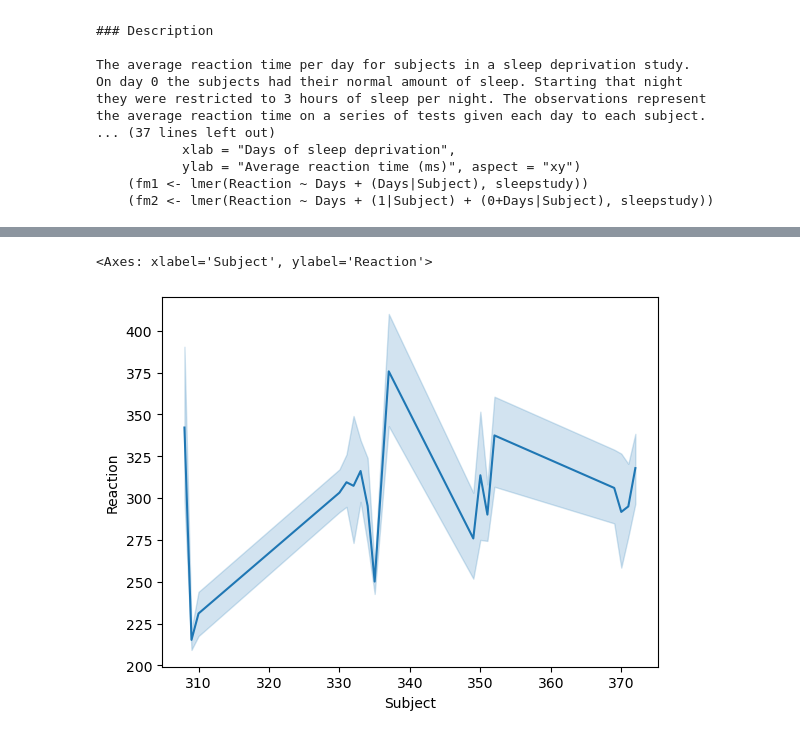
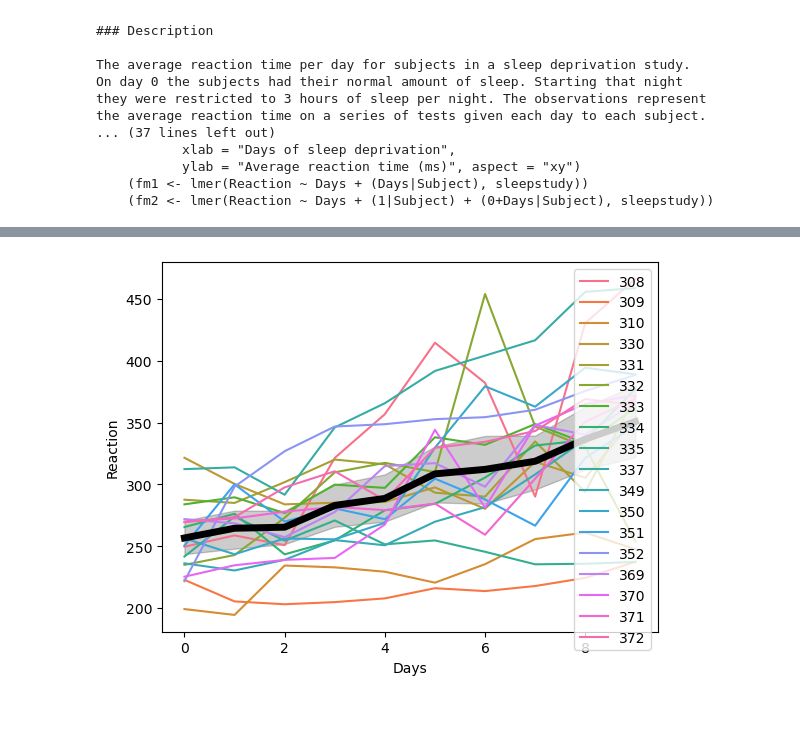
Before and after one commit to Luis-Martinez1/ds-libraries-exercises, a Jupyter notebook: seaborn_exercises.ipynb, the cells around one changed output, grey strips where cells are left out. Cells and saved outputs as stored; diff of their text form; code cells hidden in the pictures.

```diff
--- a/seaborn_exercises.ipynb
+++ b/seaborn_exercises.ipynb
@@ -298,6 +326,14 @@ df_sleep.sample(10)
+# %%
+# you need to change subjects from integer. its treating subjects as a int gradient.
+# change subjects to strings, force it to teat as catagorical. you should have about 18 lines for each subject.
+
+df_sleep.Subject = df_sleep.Subject.astype(str)
 # %%
-sns.lineplot(data=df_sleep, y='Reaction', x='Subject', errorbar=('ci', 95))
-# plt.ylim(0,30)
+# add line plot  for average reaction time right on top of orignial plot. two line plots can be coded right on
+# top of eachother.
+
+sns.lineplot(data=df_sleep, y='Reaction', x='Days', hue='Subject')
+sns.lineplot(data=df_sleep, y='Reaction', x='Days', c='black', linewidth=5)
+plt.show()
 # %% [output]
-<Axes: xlabel='Subject', ylabel='Reaction'>
-[figure, old version]
+[figure, new version]
```
Also changed, not shown: parts of 12 cells of this notebook.
